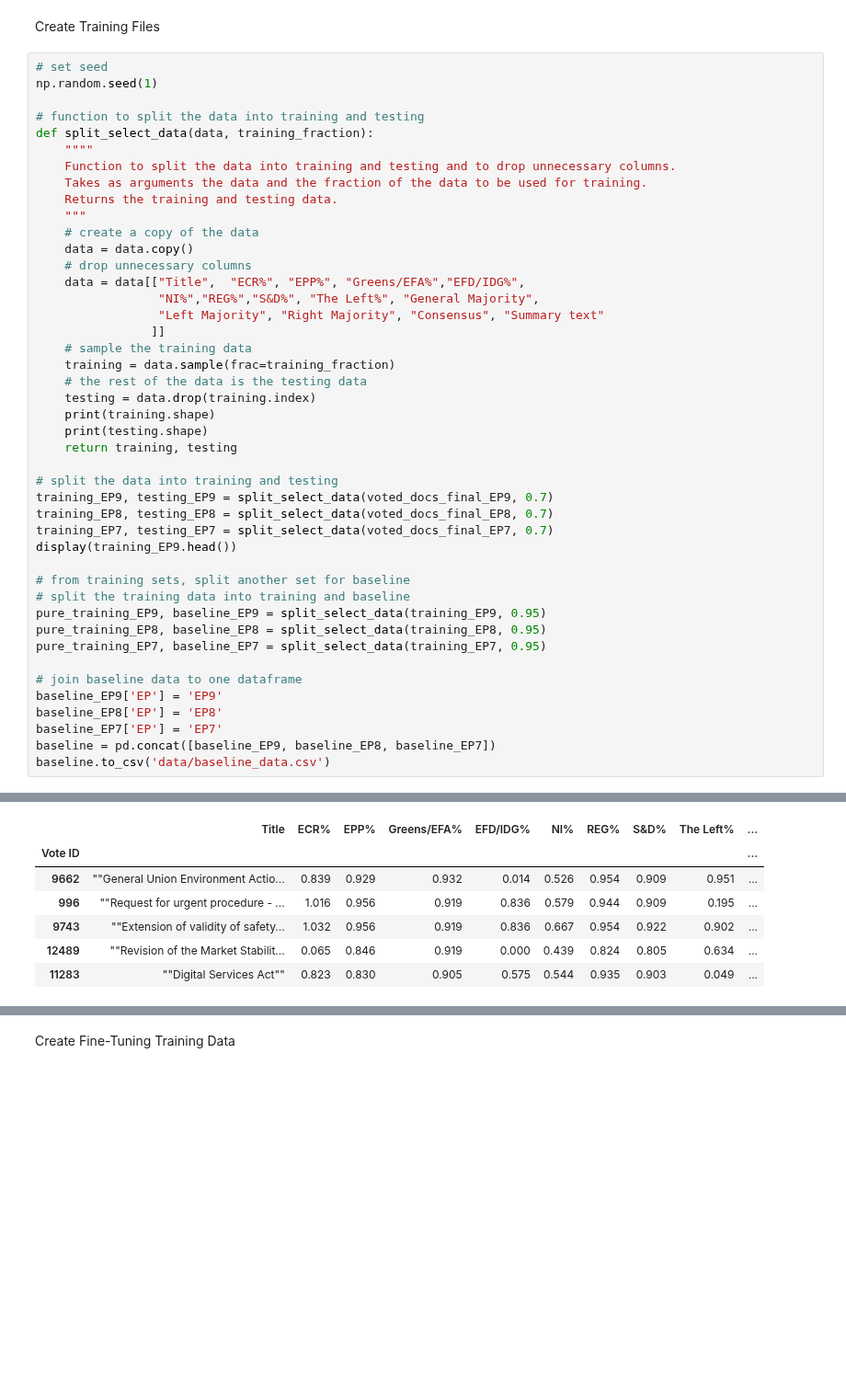
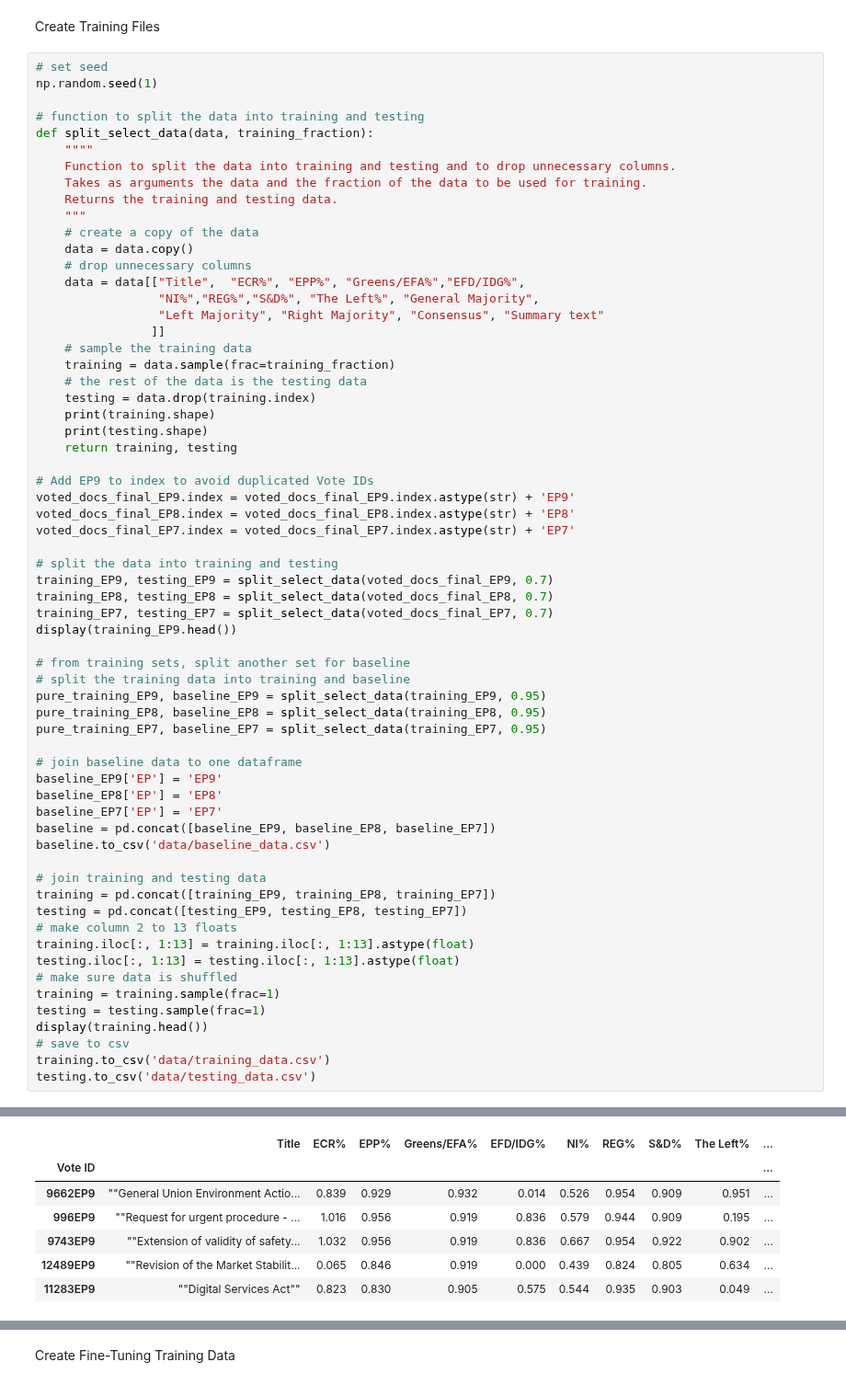
Before and after one commit to izu457/Thesis_Finetuning_GPT3.5_Political_Stance, a Jupyter notebook: Fine-Tuned Classifier.ipynb, the cells around one changed output, grey strips where cells are left out. Shown at 92% size. Cells and saved outputs as stored; diff of their text form; blank space fills up the shorter version.

```diff
--- a/Fine-Tuned Classifier.ipynb
+++ b/Fine-Tuned Classifier.ipynb
@@ -234,38 +218,57 @@ def split_select_data(data, training_fraction):
     print(testing.shape)
     return training, testing
 
+# Add EP9 to index to avoid duplicated Vote IDs
+voted_docs_final_EP9.index = voted_docs_final_EP9.index.astype(str) + 'EP9'
+voted_docs_final_EP8.index = voted_docs_final_EP8.index.astype(str) + 'EP8'
+voted_docs_final_EP7.index = voted_docs_final_EP7.index.astype(str) + 'EP7'
+
 # split the data into training and testing
 training_EP9, testing_EP9 = split_select_data(voted_docs_final_EP9, 0.7)
 training_EP8, testing_EP8 = split_select_data(voted_docs_final_EP8, 0.7)
 training_EP7, testing_EP7 = split_select_data(voted_docs_final_EP7, 0.7)
 display(training_EP9.head())
 
 # from training sets, split another set for baseline
 # split the training data into training and baseline
 pure_training_EP9, baseline_EP9 = split_select_data(training_EP9, 0.95)
 pure_training_EP8, baseline_EP8 = split_select_data(training_EP8, 0.95)
 pure_training_EP7, baseline_EP7 = split_select_data(training_EP7, 0.95)
 
 # join baseline data to one dataframe
 baseline_EP9['EP'] = 'EP9'
 baseline_EP8['EP'] = 'EP8'
 baseline_EP7['EP'] = 'EP7'
 baseline = pd.concat([baseline_EP9, baseline_EP8, baseline_EP7])
 baseline.to_csv('data/baseline_data.csv')
+
+# join training and testing data
+training = pd.concat([training_EP9, training_EP8, training_EP7])
+testing = pd.concat([testing_EP9, testing_EP8, testing_EP7])
+# make column 2 to 13 floats
+training.iloc[:, 1:13] = training.iloc[:, 1:13].astype(float)
+testing.iloc[:, 1:13] = testing.iloc[:, 1:13].astype(float)
+# make sure data is shuffled
+training = training.sample(frac=1)
+testing = testing.sample(frac=1)
+display(training.head())
+# save to csv
+training.to_csv('data/training_data.csv')
+testing.to_csv('data/testing_data.csv')
 # %% [output]
 (180, 14)
 (77, 14)
 (356, 14)
 (152, 14)
 (440, 14)
 (188, 14)
 |  | Title | ECR% | EPP% | Greens/EFA% | EFD/IDG% | NI% | REG% | S&D% | The Left% | ... |
 | Vote ID |  |  |  |  |  |  |  |  |  | ... |
-| 9662 | ""General Union Environment Actio... | 0.839 | 0.929 | 0.932 | 0.014 | 0.526 | 0.954 | 0.909 | 0.951 | ... |
-| 996 | ""Request for urgent procedure - ... | 1.016 | 0.956 | 0.919 | 0.836 | 0.579 | 0.944 | 0.909 | 0.195 | ... |
-| 9743 | ""Extension of validity of safety... | 1.032 | 0.956 | 0.919 | 0.836 | 0.667 | 0.954 | 0.922 | 0.902 | ... |
-| 12489 | ""Revision of the Market Stabilit... | 0.065 | 0.846 | 0.919 | 0.000 | 0.439 | 0.824 | 0.805 | 0.634 | ... |
-| 11283 | ""Digital Services Act"" | 0.823 | 0.830 | 0.905 | 0.575 | 0.544 | 0.935 | 0.903 | 0.049 | ... |
+| 9662EP9 | ""General Union Environment Actio... | 0.839 | 0.929 | 0.932 | 0.014 | 0.526 | 0.954 | 0.909 | 0.951 | ... |
+| 996EP9 | ""Request for urgent procedure - ... | 1.016 | 0.956 | 0.919 | 0.836 | 0.579 | 0.944 | 0.909 | 0.195 | ... |
+| 9743EP9 | ""Extension of validity of safety... | 1.032 | 0.956 | 0.919 | 0.836 | 0.667 | 0.954 | 0.922 | 0.902 | ... |
+| 12489EP9 | ""Revision of the Market Stabilit... | 0.065 | 0.846 | 0.919 | 0.000 | 0.439 | 0.824 | 0.805 | 0.634 | ... |
+| 11283EP9 | ""Digital Services Act"" | 0.823 | 0.830 | 0.905 | 0.575 | 0.544 | 0.935 | 0.903 | 0.049 | ... |
 (171, 14)
 (9, 14)
 (338, 14)
```
Also changed, not shown: parts of 7 cells of this notebook, 4 other files.
